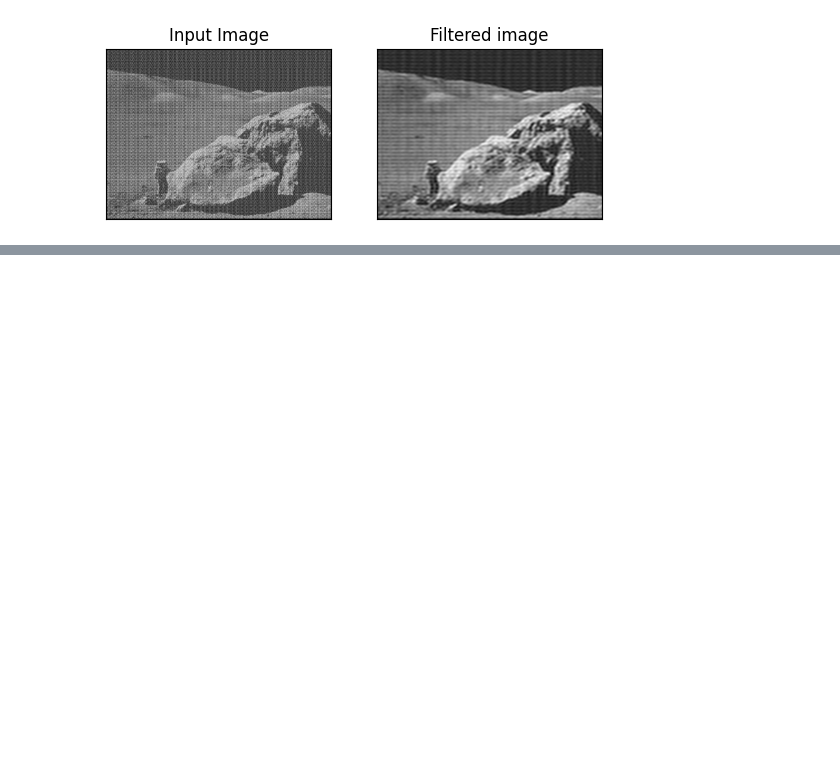
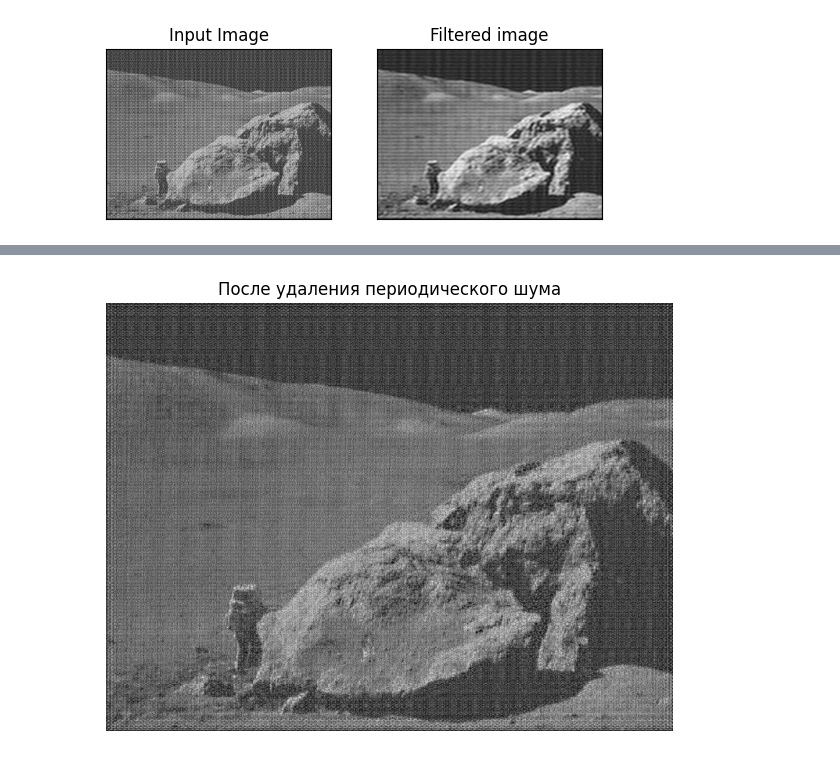
Before and after one commit to MaRiVaNa129/ImageProcessing_labs, a Jupyter notebook: lab_5/Practice_5_fft.ipynb, the cells around one changed output, grey strips where cells are left out. Cells and saved outputs as stored; diff of their text form; code cells hidden in the pictures; blank space fills up the shorter version.

```diff
--- a/lab_5/Practice_5_fft.ipynb
+++ b/lab_5/Practice_5_fft.ipynb
@@ -129,0 +134,8 @@ plt.show()
+# %%
+plt.imshow(img_filtered, cmap='gray')
+plt.title("После удаления периодического шума")
+plt.axis('off')
+plt.tight_layout()
+plt.show()
+# %% [output]
+[figure, added]
```
Also changed, not shown: parts of 3 cells of this notebook.
